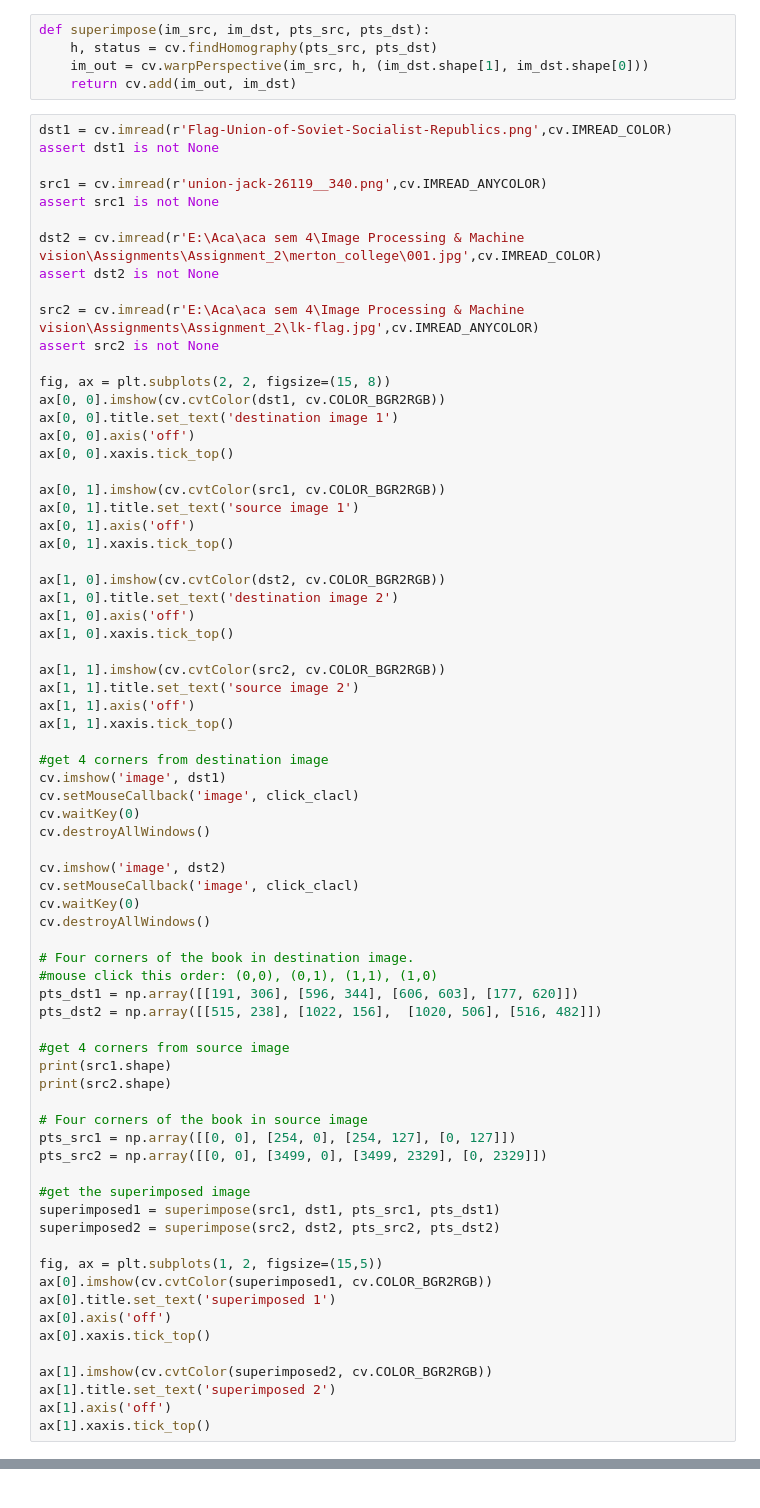
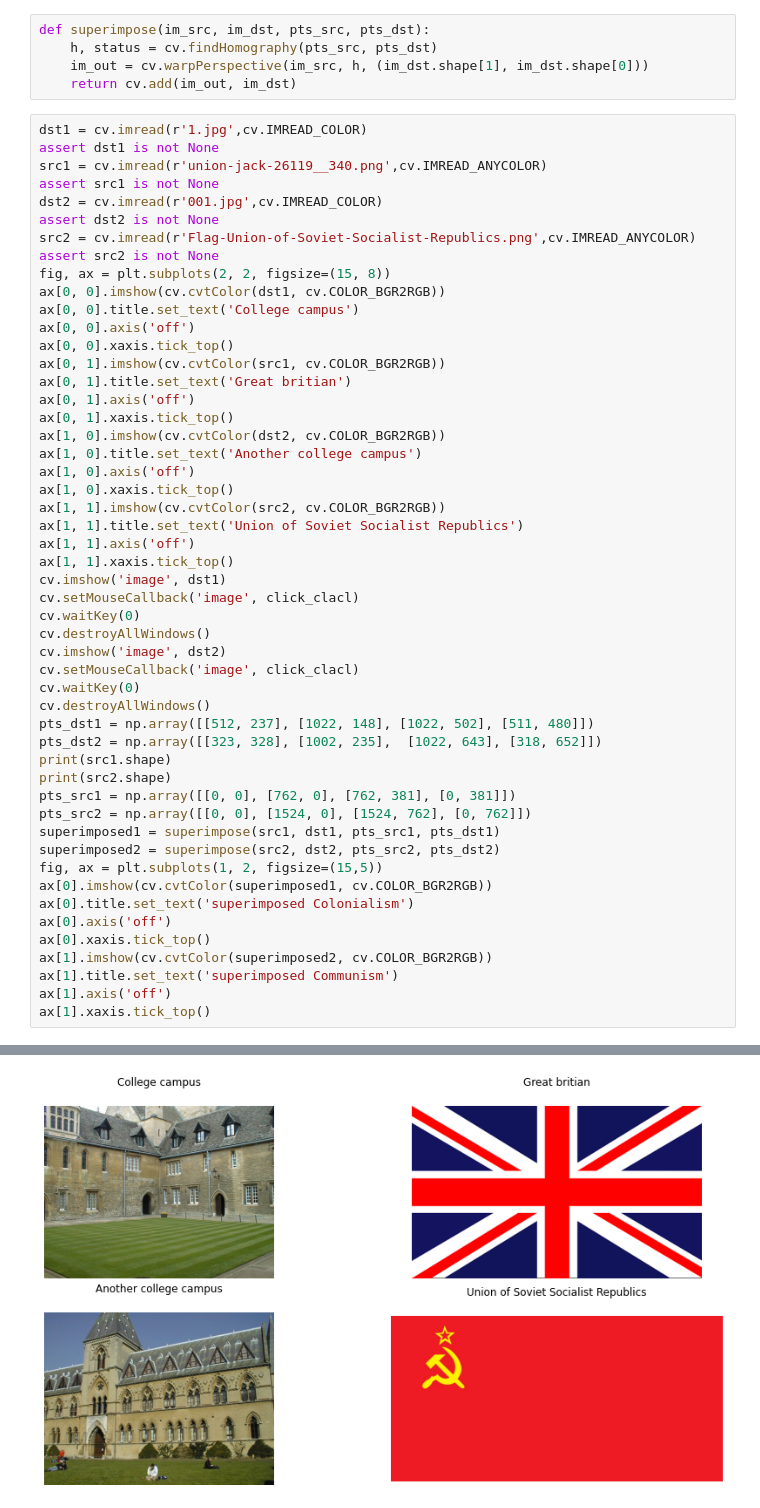
Before and after one commit to pankajan-T/Image-Processing-Fundamental, a Jupyter notebook: Ass2/Assi2_190428D.ipynb, the cells around one changed output, grey strips where cells are left out. Cells and saved outputs as stored; diff of their text form.

```diff
--- a/Ass2/Assi2_190428D.ipynb
+++ b/Ass2/Assi2_190428D.ipynb
@@ -131,74 +131,54 @@ def superimpose(im_src, im_dst, pts_src, pts_dst):
     im_out = cv.warpPerspective(im_src, h, (im_dst.shape[1], im_dst.shape[0]))
     return cv.add(im_out, im_dst)
 # %%
-dst1 = cv.imread(r'Flag-Union-of-Soviet-Socialist-Republics.png',cv.IMREAD_COLOR)
+dst1 = cv.imread(r'1.jpg',cv.IMREAD_COLOR)
 assert dst1 is not None
-
 src1 = cv.imread(r'union-jack-26119__340.png',cv.IMREAD_ANYCOLOR)
 assert src1 is not None
-
-dst2 = cv.imread(r'E:\Aca\aca sem 4\Image Processing & Machine vision\Assignments\Assignment_2\merton_college\001.jpg',cv.IMREAD_COLOR)
+dst2 = cv.imread(r'001.jpg',cv.IMREAD_COLOR)
 assert dst2 is not None
-
-src2 = cv.imread(r'E:\Aca\aca sem 4\Image Processing & Machine vision\Assignments\Assignment_2\lk-flag.jpg',cv.IMREAD_ANYCOLOR)
+src2 = cv.imread(r'Flag-Union-of-Soviet-Socialist-Republics.png',cv.IMREAD_ANYCOLOR)
 assert src2 is not None
-
 fig, ax = plt.subplots(2, 2, figsize=(15, 8))
 ax[0, 0].imshow(cv.cvtColor(dst1, cv.COLOR_BGR2RGB))
-ax[0, 0].title.set_text('destination image 1')
+ax[0, 0].title.set_text('College campus')
 ax[0, 0].axis('off')
 ax[0, 0].xaxis.tick_top()
-
 ax[0, 1].imshow(cv.cvtColor(src1, cv.COLOR_BGR2RGB))
-ax[0, 1].title.set_text('source image 1')
+ax[0, 1].title.set_text('Great britian')
 ax[0, 1].axis('off')
 ax[0, 1].xaxis.tick_top()
-
 ax[1, 0].imshow(cv.cvtColor(dst2, cv.COLOR_BGR2RGB))
-ax[1, 0].title.set_text('destination image 2')
+ax[1, 0].title.set_text('Another college campus')
 ax[1, 0].axis('off')
 ax[1, 0].xaxis.tick_top()
-
 ax[1, 1].imshow(cv.cvtColor(src2, cv.COLOR_BGR2RGB))
-ax[1, 1].title.set_text('source image 2')
+ax[1, 1].title.set_text('Union of Soviet Socialist Republics')
 ax[1, 1].axis('off')
 ax[1, 1].xaxis.tick_top()
-
-#get 4 corners from destination image
 cv.imshow('image', dst1)
 cv.setMouseCallback('image', click_clacl)
 cv.waitKey(0)
 cv.destroyAllWindows()
-
 cv.imshow('image', dst2)
 cv.setMouseCallback('image', click_clacl)
 cv.waitKey(0)
 cv.destroyAllWindows()
-
-# Four corners of the book in destination image.
-#mouse click this order: (0,0), (0,1), (1,1), (1,0)
-pts_dst1 = np.array([[191, 306], [596, 344], [606, 603], [177, 620]])
-pts_dst2 = np.array([[515, 238], [1022, 156],  [1020, 506], [516, 482]])
-
-#get 4 corners from source image
+pts_dst1 = np.array([[512, 237], [1022, 148], [1022, 502], [511, 480]])
+pts_dst2 = np.array([[323, 328], [1002, 235],  [1022, 643], [318, 652]])
 print(src1.shape)
 print(src2.shape)
-
-# Four corners of the book in source image
-pts_src1 = np.array([[0, 0], [254, 0], [254, 127], [0, 127]])
-pts_src2 = np.array([[0, 0], [3499, 0], [3499, 2329], [0, 2329]])
-
-#get the superimposed image
+pts_src1 = np.array([[0, 0], [762, 0], [762, 381], [0, 381]])
+pts_src2 = np.array([[0, 0], [1524, 0], [1524, 762], [0, 762]])
 superimposed1 = superimpose(src1, dst1, pts_src1, pts_dst1)
 superimposed2 = superimpose(src2, dst2, pts_src2, pts_dst2)
-
 fig, ax = plt.subplots(1, 2, figsize=(15,5))
 ax[0].imshow(cv.cvtColor(superimposed1, cv.COLOR_BGR2RGB))
-ax[0].title.set_text('superimposed 1')
+ax[0].title.set_text('superimposed Colonialism')
 ax[0].axis('off')
 ax[0].xaxis.tick_top()
-
 ax[1].imshow(cv.cvtColor(superimposed2, cv.COLOR_BGR2RGB))
-ax[1].title.set_text('superimposed 2')
+ax[1].title.set_text('superimposed Communism')
 ax[1].axis('off')
 ax[1].xaxis.tick_top()
+# %% [output]
@@ -204,0 +187 @@ ax[1].xaxis.tick_top()
+[figure, added]
```
Also changed, not shown: parts of 8 cells of this notebook, 8 other files.
